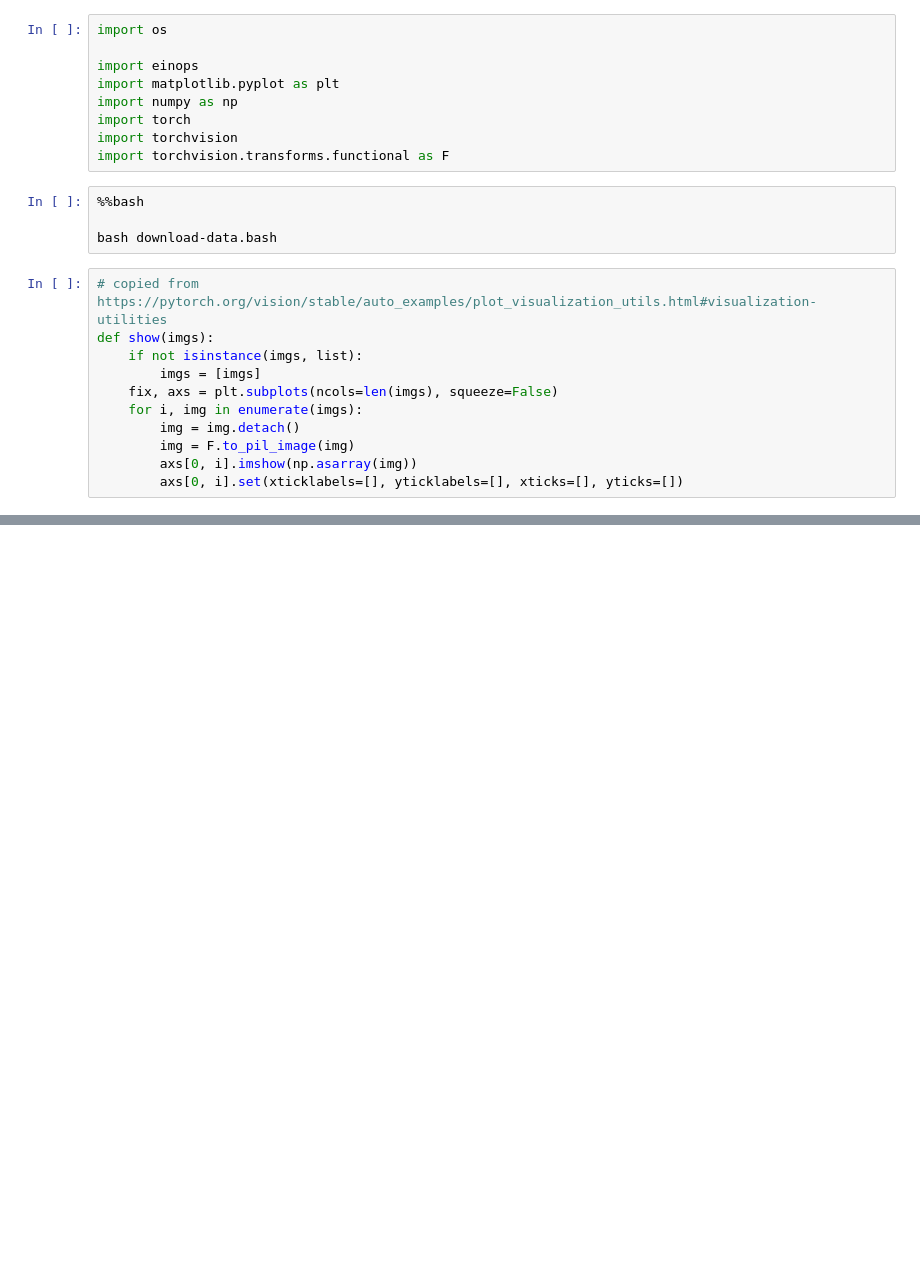
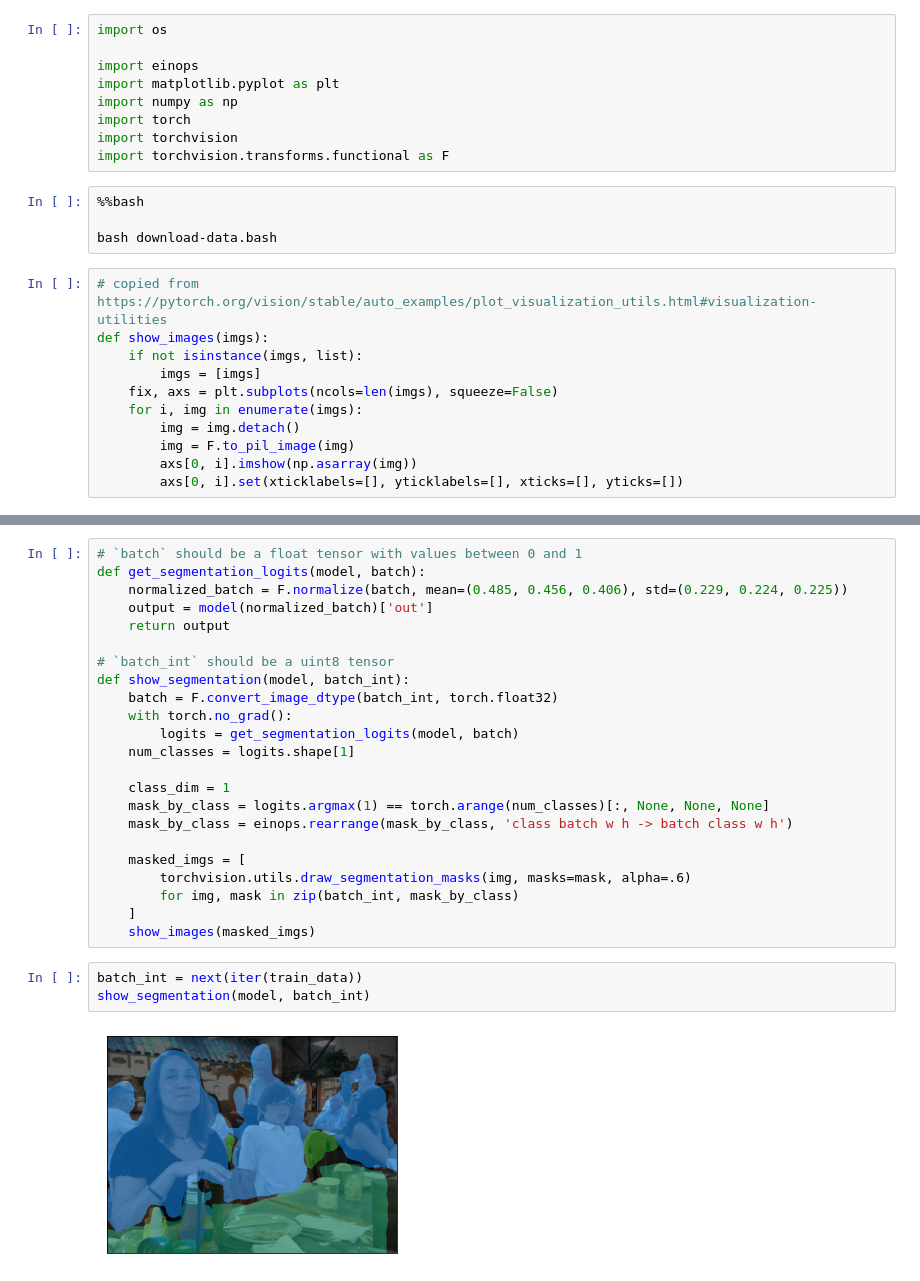
Before and after one commit to tomtseng/adversarial-segmentation, a Jupyter notebook: adversarial-segmentation.ipynb, the cells around one changed output, grey strips where cells are left out. Saved outputs shown, nothing was run; the diff lists cells and outputs as text; blank space fills up the shorter version.

Commit message:
notebook: Adversarial perturbation for single image

```diff
--- a/adversarial-segmentation.ipynb
+++ b/adversarial-segmentation.ipynb
@@ -13,7 +13,7 @@ import torchvision.transforms.functional as F
 bash download-data.bash
 # %%
 # copied from https://pytorch.org/vision/stable/auto_examples/plot_visualization_utils.html#visualization-utilities
-def show(imgs):
+def show_images(imgs):
     if not isinstance(imgs, list):
         imgs = [imgs]
     fix, axs = plt.subplots(ncols=len(imgs), squeeze=False)
@@ -80,0 +56,28 @@ breaking early
+# %%
+# `batch` should be a float tensor with values between 0 and 1
+def get_segmentation_logits(model, batch):
+    normalized_batch = F.normalize(batch, mean=(0.485, 0.456, 0.406), std=(0.229, 0.224, 0.225))
+    output = model(normalized_batch)['out']
+    return output
+
+# `batch_int` should be a uint8 tensor
+def show_segmentation(model, batch_int):
+    batch = F.convert_image_dtype(batch_int, torch.float32)
+    with torch.no_grad():
+        logits = get_segmentation_logits(model, batch)
+    num_classes = logits.shape[1]
+
+    class_dim = 1
+    mask_by_class = logits.argmax(1) == torch.arange(num_classes)[:, None, None, None]
+    mask_by_class = einops.rearrange(mask_by_class, 'class batch w h -> batch class w h')
+
+    masked_imgs = [
+        torchvision.utils.draw_segmentation_masks(img, masks=mask, alpha=.6)
+        for img, mask in zip(batch_int, mask_by_class)
+    ]
+    show_images(masked_imgs)
+# %%
+batch_int = next(iter(train_data))
+show_segmentation(model, batch_int)
+# %% [output]
+[figure, added]
```
Also changed, not shown: parts of 11 cells of this notebook, 1 other file.
